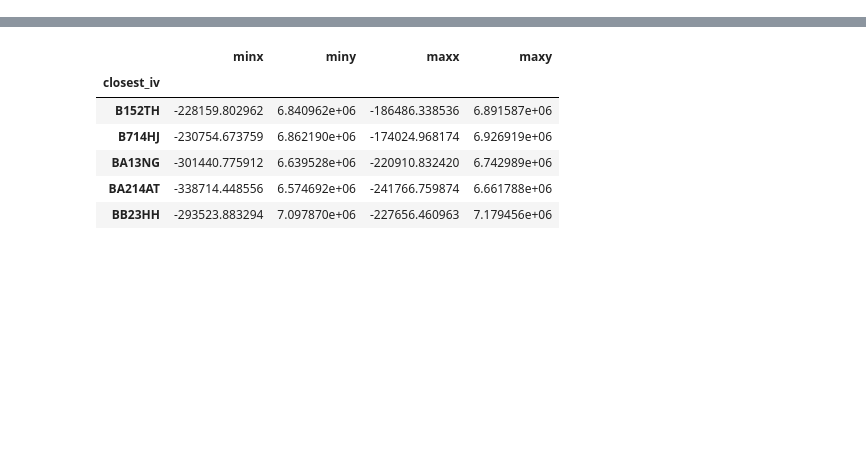
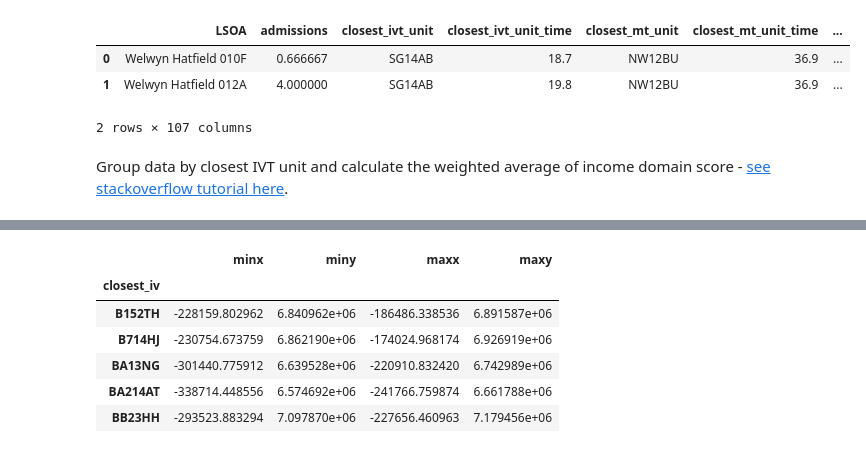
Before and after one commit to samuel-book/stroke_unit_demographics, a Jupyter notebook: 03_create_imd_maps.ipynb, the cells around one changed output, grey strips where cells are left out. Drawn from its saved outputs; the diff is of its cells as text; code cells hidden in the pictures; blank space fills up the shorter version.

```diff
--- a/03_create_imd_maps.ipynb
+++ b/03_create_imd_maps.ipynb
@@ -213,0 +53,10 @@ def add_nonoverlapping_text_labels(gdf_units, ax, col, y_step=0.05, fontsize=7):
+# %%
+df_lsoa = pd.read_csv(os.path.join(paths.data, paths.collated))
+df_lsoa.head(2)
+# %% [output]
+|  | LSOA | admissions | closest_ivt_unit | closest_ivt_unit_time | closest_mt_unit | closest_mt_unit_time | ... |
+| 0 | Welwyn Hatfield 010F | 0.666667 | SG14AB | 18.7 | NW12BU | 36.9 | ... |
+| 1 | Welwyn Hatfield 012A | 4.000000 | SG14AB | 19.8 | NW12BU | 36.9 | ... |
+2 rows × 107 columns
+# %% [markdown]
+Group data by closest IVT unit and calculate the weighted average of income domain score - [see stackoverflow tutorial here](https://stackoverflow.com/questions/31521027/groupby-weighted-average-and-sum-in-pandas-dataframe).
```
Also changed, not shown: parts of 51 cells of this notebook.
